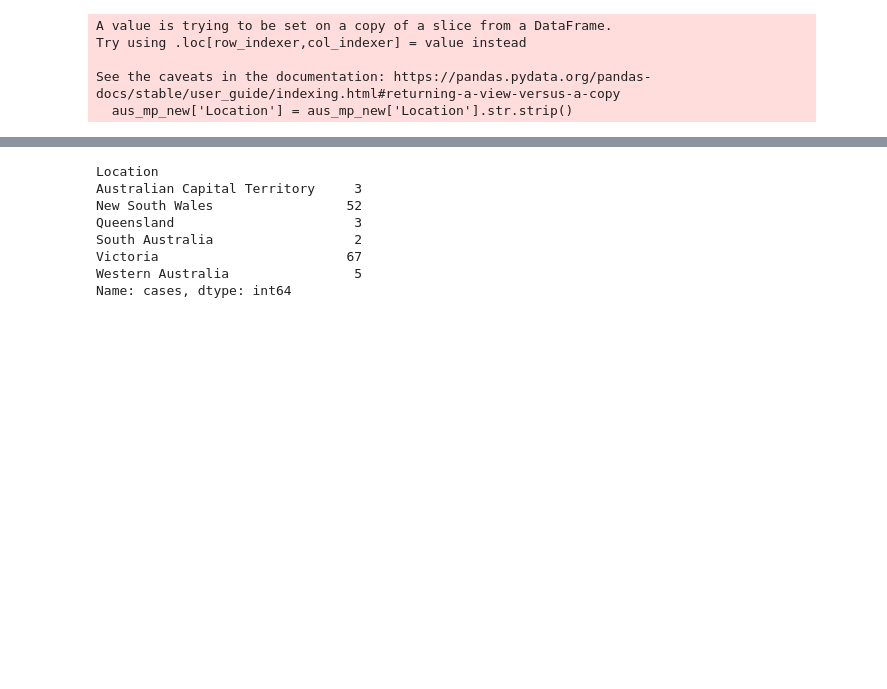
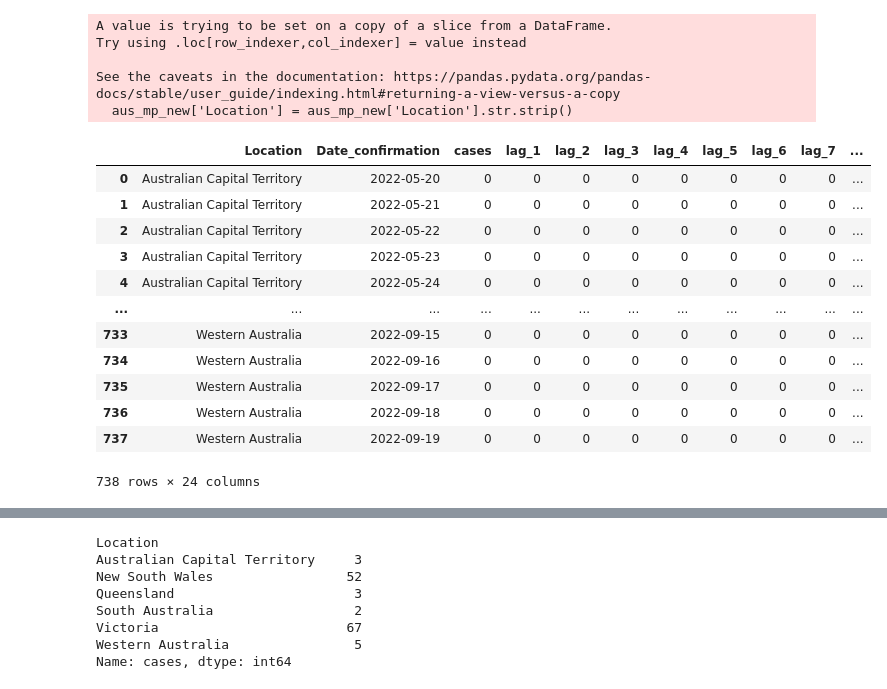
Before and after one commit to kinoshita197083/Grad-Project-React, a Jupyter notebook: dataset_content/monkeypox.ipynb, the cells around one changed output, grey strips where cells are left out. Saved outputs shown, nothing was run; the diff lists cells and outputs as text; code cells hidden in the pictures; blank space fills up the shorter version.

```diff
--- a/dataset_content/monkeypox.ipynb
+++ b/dataset_content/monkeypox.ipynb
@@ -205,6 +205,22 @@ Try using .loc[row_indexer,col_indexer] = value instead
 
 See the caveats in the documentation: https://pandas.pydata.org/pandas-docs/stable/user_guide/indexing.html#returning-a-view-versus-a-copy
   aus_mp_new['Location'] = aus_mp_new['Location'].str.strip()
+# %%
+aus_mp_mod
+# %% [output]
+|  | Location | Date_confirmation | cases | lag_1 | lag_2 | lag_3 | lag_4 | lag_5 | lag_6 | lag_7 | ... |
+| 0 | Australian Capital Territory | 2022-05-20 | 0 | 0 | 0 | 0 | 0 | 0 | 0 | 0 | ... |
+| 1 | Australian Capital Territory | 2022-05-21 | 0 | 0 | 0 | 0 | 0 | 0 | 0 | 0 | ... |
+| 2 | Australian Capital Territory | 2022-05-22 | 0 | 0 | 0 | 0 | 0 | 0 | 0 | 0 | ... |
+| 3 | Australian Capital Territory | 2022-05-23 | 0 | 0 | 0 | 0 | 0 | 0 | 0 | 0 | ... |
+| 4 | Australian Capital Territory | 2022-05-24 | 0 | 0 | 0 | 0 | 0 | 0 | 0 | 0 | ... |
+| ... | ... | ... | ... | ... | ... | ... | ... | ... | ... | ... | ... |
+| 733 | Western Australia | 2022-09-15 | 0 | 0 | 0 | 0 | 0 | 0 | 0 | 0 | ... |
+| 734 | Western Australia | 2022-09-16 | 0 | 0 | 0 | 0 | 0 | 0 | 0 | 0 | ... |
+| 735 | Western Australia | 2022-09-17 | 0 | 0 | 0 | 0 | 0 | 0 | 0 | 0 | ... |
+| 736 | Western Australia | 2022-09-18 | 0 | 0 | 0 | 0 | 0 | 0 | 0 | 0 | ... |
+| 737 | Western Australia | 2022-09-19 | 0 | 0 | 0 | 0 | 0 | 0 | 0 | 0 | ... |
+738 rows × 24 columns
 # %%
 datetime.today().date()
 # %% [output]
```
Also changed, not shown: parts of 5 cells of this notebook, 22 other files.
